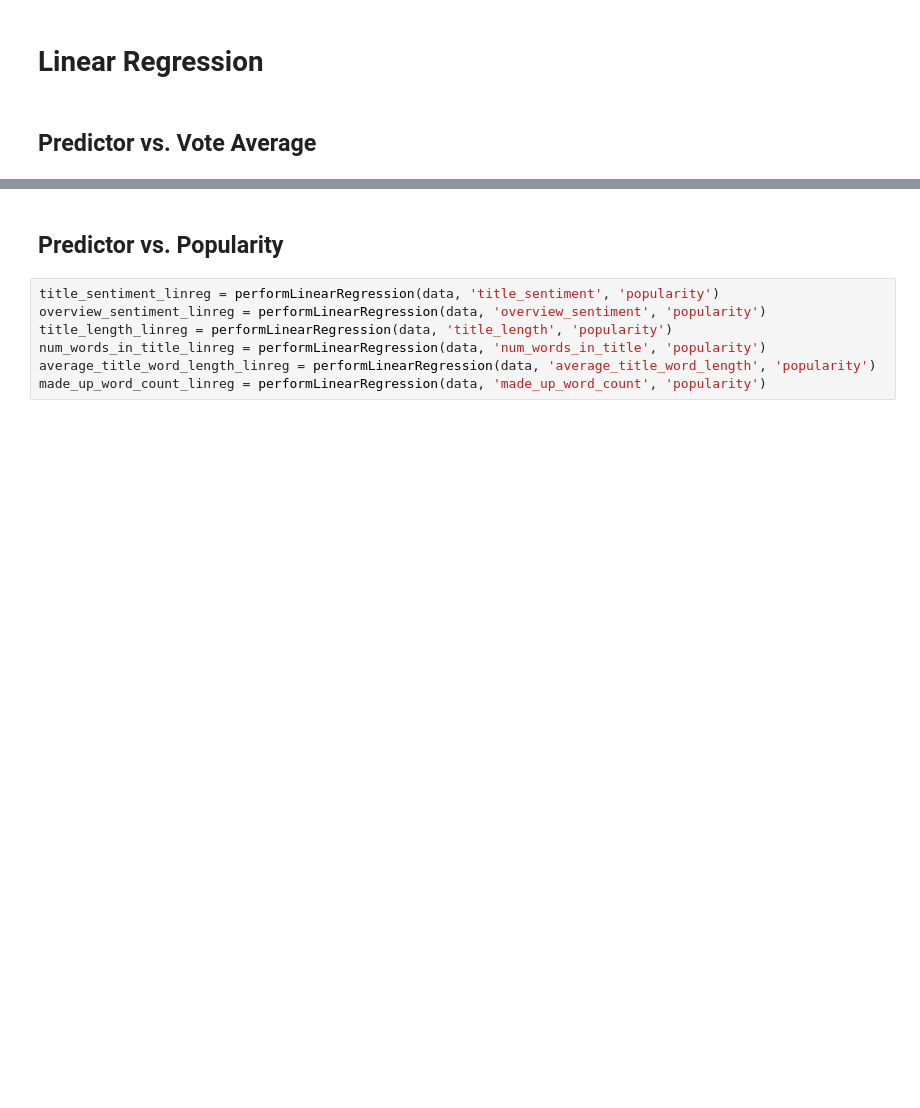
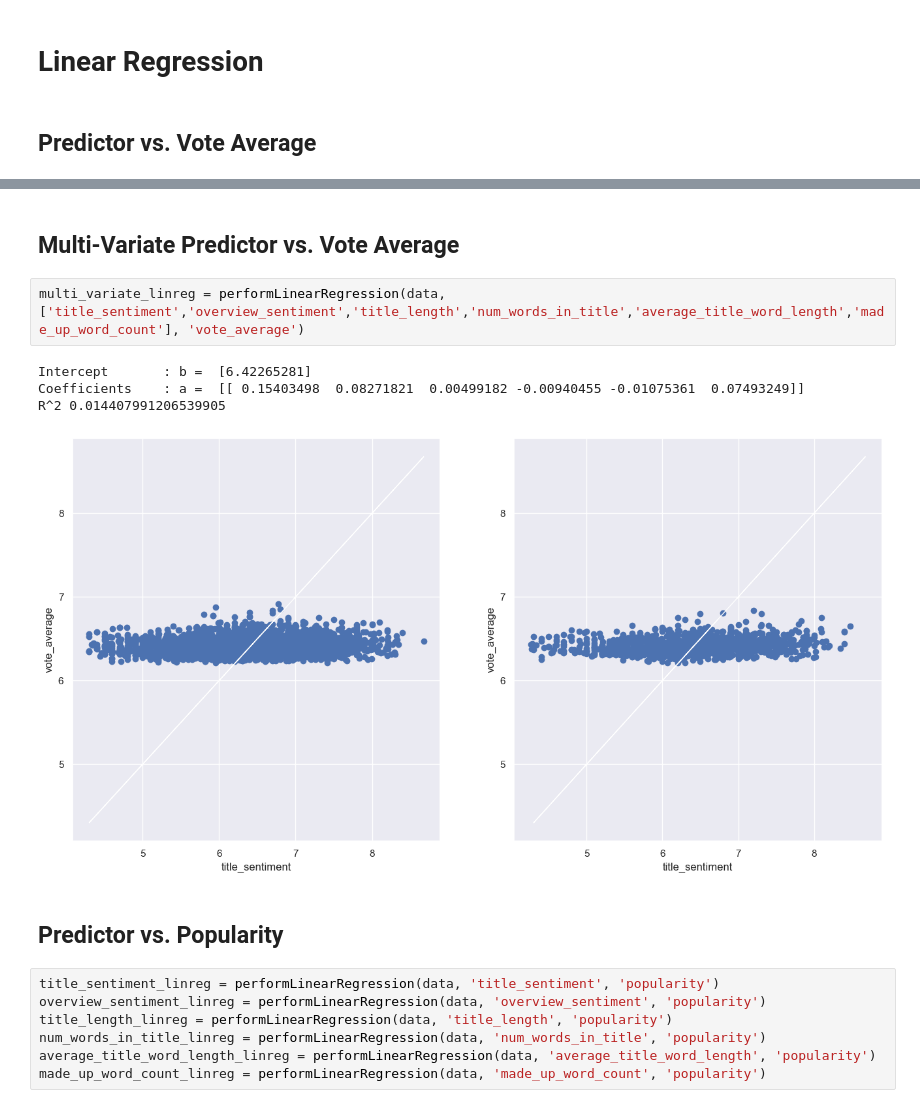
Before and after one commit to ChristopherOka/SC1015-mini-project, a Jupyter notebook: scripts/model.ipynb, the cells around one changed output, grey strips where cells are left out. Saved outputs shown, nothing was run; the diff lists cells and outputs as text; blank space fills up the shorter version.

Commit message:
added multi-variate models

```diff
--- a/scripts/model.ipynb
+++ b/scripts/model.ipynb
@@ -198,3 +205,12 @@ R^2 0.001983624692689201
+# %% [markdown]
+## Multi-Variate Predictor vs. Vote Average
+# %%
+multi_variate_linreg = performLinearRegression(data, ['title_sentiment','overview_sentiment','title_length','num_words_in_title','average_title_word_length','made_up_word_count'], 'vote_average')
+# %% [output]
+Intercept       : b =  [6.42265281]
+Coefficients    : a =  [[ 0.15403498  0.08271821  0.00499182 -0.00940455 -0.01075361  0.07493249]]
+R^2 0.014407991206539905
+[figure, added]
 # %% [markdown]
 ## Predictor vs. Popularity
 # %%
```
Also changed, not shown: parts of 14 cells of this notebook.
